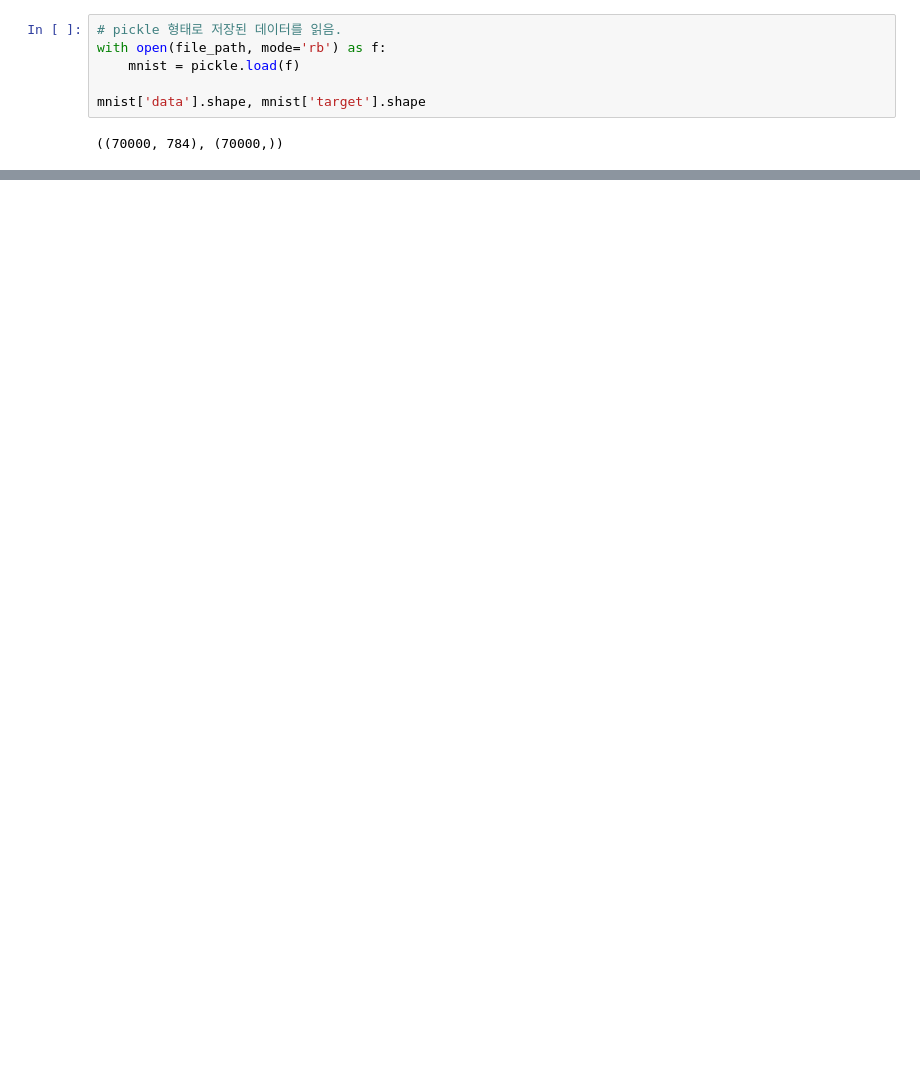
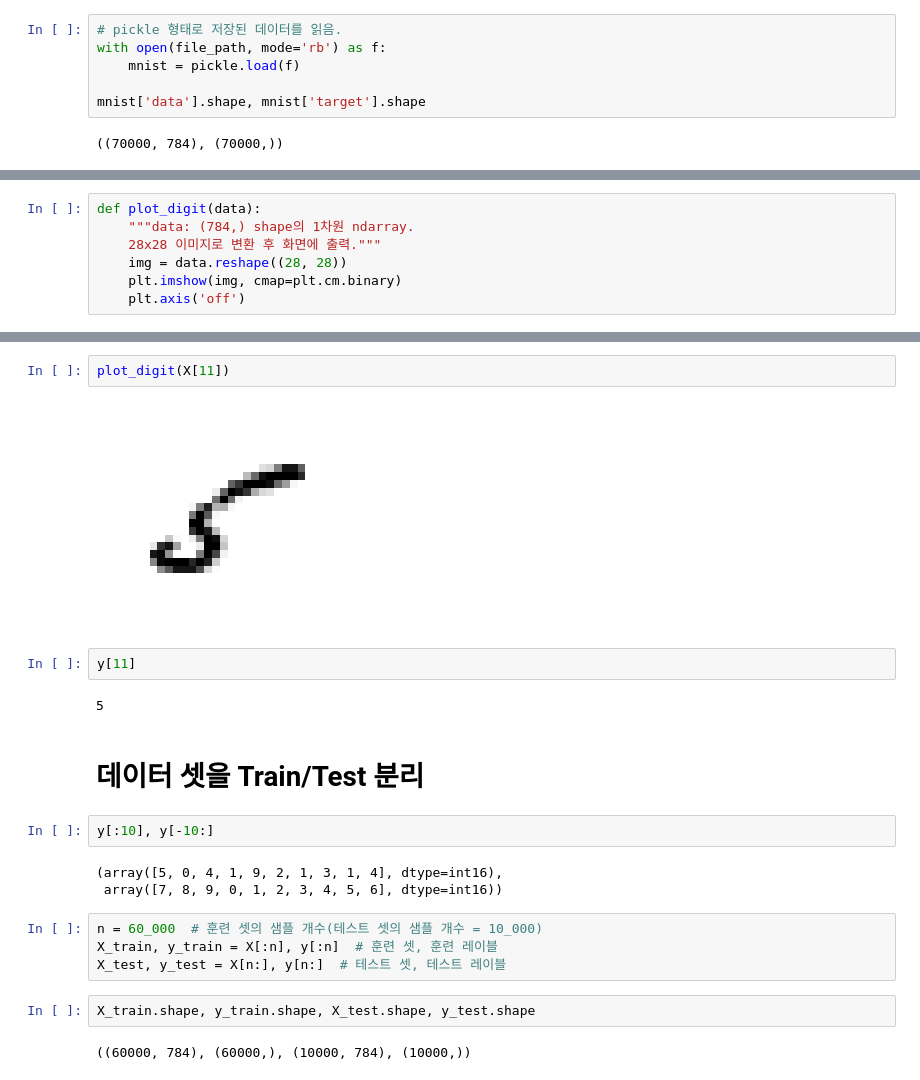
Before and after one commit to JakeOh/202007_itw_bd18, a Jupyter notebook: lab_ml/ml02_classification.ipynb, the cells around one changed output, grey strips where cells are left out. Drawn from its saved outputs; the diff is of its cells as text; blank space fills up the shorter version.

```diff
--- a/lab_ml/ml02_classification.ipynb
+++ b/lab_ml/ml02_classification.ipynb
@@ -85,0 +99,7 @@ mnist['data'].shape, mnist['target'].shape
+# %%
+def plot_digit(data):
+    """data: (784,) shape의 1차원 ndarray.
+    28x28 이미지로 변환 후 화면에 출력."""
+    img = data.reshape((28, 28))
+    plt.imshow(img, cmap=plt.cm.binary)
+    plt.axis('off')
@@ -85,0 +125,23 @@ mnist['data'].shape, mnist['target'].shape
+# %%
+plot_digit(X[11])
+# %% [output]
+[figure, added]
+# %%
+y[11]
+# %% [output]
+5
+# %% [markdown]
+# 데이터 셋을 Train/Test 분리
+# %%
+y[:10], y[-10:]
+# %% [output]
+(array([5, 0, 4, 1, 9, 2, 1, 3, 1, 4], dtype=int16),
+ array([7, 8, 9, 0, 1, 2, 3, 4, 5, 6], dtype=int16))
+# %%
+n = 60_000  # 훈련 셋의 샘플 개수(테스트 셋의 샘플 개수 = 10_000)
+X_train, y_train = X[:n], y[:n]  # 훈련 셋, 훈련 레이블
+X_test, y_test = X[n:], y[n:]  # 테스트 셋, 테스트 레이블
+# %%
+X_train.shape, y_train.shape, X_test.shape, y_test.shape
+# %% [output]
+((60000, 784), (60000,), (10000, 784), (10000,))
```
Also changed, not shown: parts of 28 cells of this notebook.
